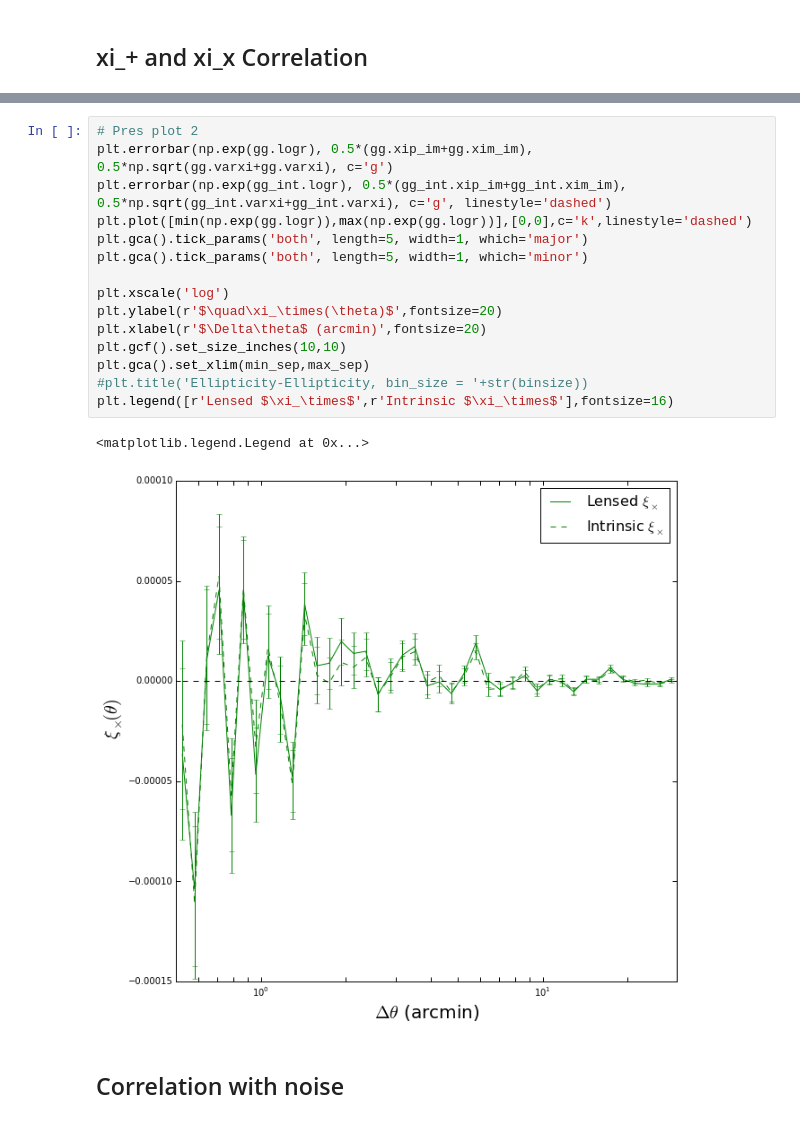
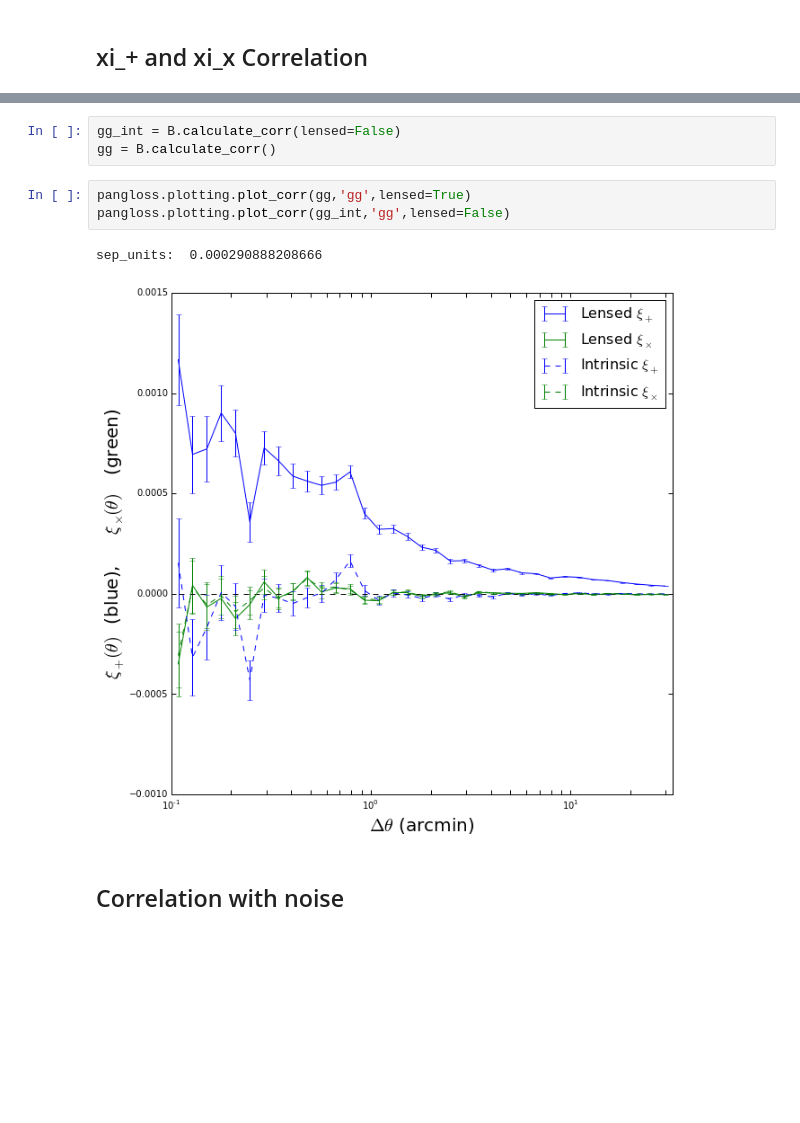
Before and after one commit to drphilmarshall/Pangloss, a Jupyter notebook: demos/CalculatingCorr.ipynb, the cells around one changed output, grey strips where cells are left out. Saved outputs shown, nothing was run; the diff lists cells and outputs as text; blank space fills up the shorter version.

```diff
--- a/demos/CalculatingCorr.ipynb
+++ b/demos/CalculatingCorr.ipynb
@@ -90,21 +46,12 @@ plt.gcf().set_size_inches(10,10)
-# %%
-# Pres plot 2
-plt.errorbar(np.exp(gg.logr), 0.5*(gg.xip_im+gg.xim_im), 0.5*np.sqrt(gg.varxi+gg.varxi), c='g')
-plt.errorbar(np.exp(gg_int.logr), 0.5*(gg_int.xip_im+gg_int.xim_im), 0.5*np.sqrt(gg_int.varxi+gg_int.varxi), c='g', linestyle='dashed')
-plt.plot([min(np.exp(gg.logr)),max(np.exp(gg.logr))],[0,0],c='k',linestyle='dashed')
-plt.gca().tick_params('both', length=5, width=1, which='major')
-plt.gca().tick_params('both', length=5, width=1, which='minor')
-
-plt.xscale('log')
-plt.ylabel(r'$\quad\xi_\times(\theta)$',fontsize=20)
-plt.xlabel(r'$\Delta\theta$ (arcmin)',fontsize=20)
-plt.gcf().set_size_inches(10,10)
-plt.gca().set_xlim(min_sep,max_sep)
-#plt.title('Ellipticity-Ellipticity, bin_size = '+str(binsize))
-plt.legend([r'Lensed $\xi_\times$',r'Intrinsic $\xi_\times$'],fontsize=16)
-# %% [output]
-<matplotlib.legend.Legend at 0x...>
-[figure, removed]
+# %%
+gg_int = B.calculate_corr(lensed=False)
+gg = B.calculate_corr()
+# %%
+pangloss.plotting.plot_corr(gg,'gg',lensed=True)
+pangloss.plotting.plot_corr(gg_int,'gg',lensed=False)
+# %% [output]
+sep_units:  0.000290888208666
+[figure, added]
 # %% [markdown]
 ## Correlation with noise
 # %%
```
Also changed, not shown: parts of 16 cells of this notebook, 1 other file.
